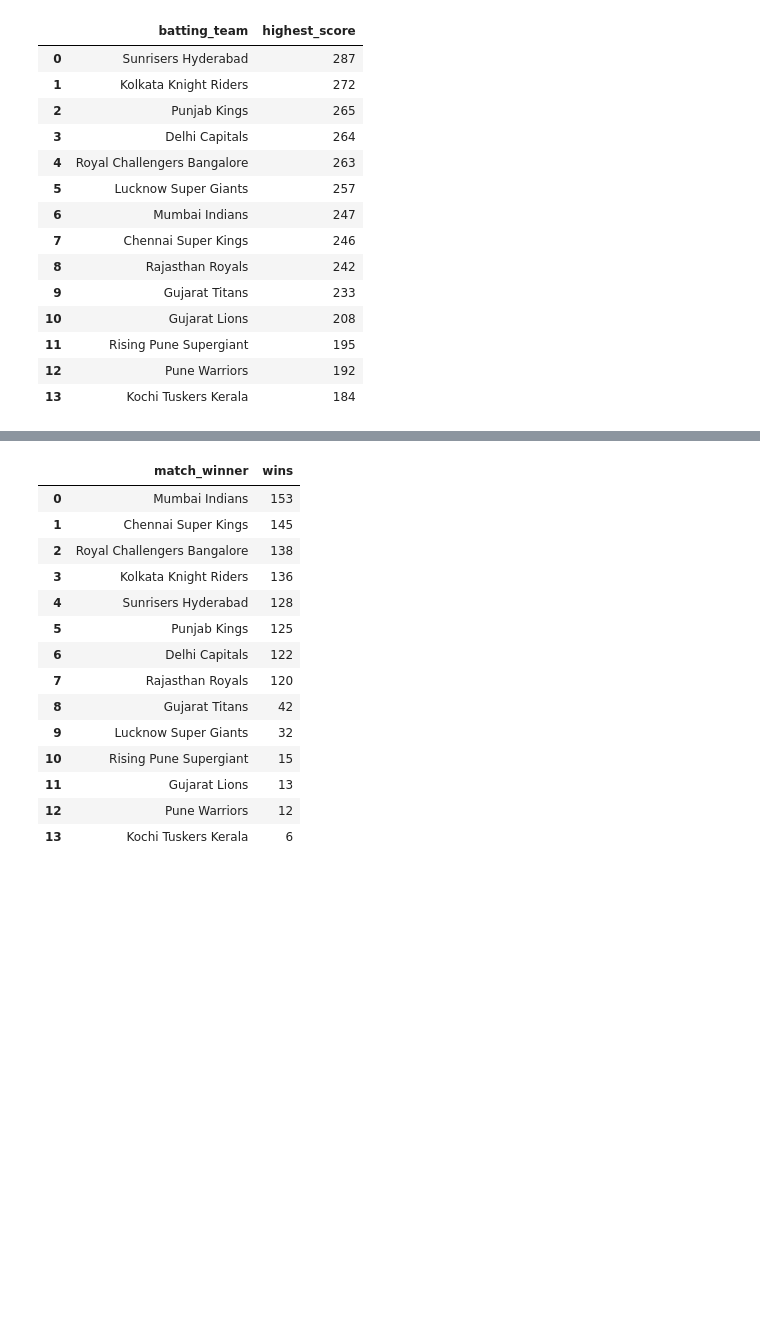
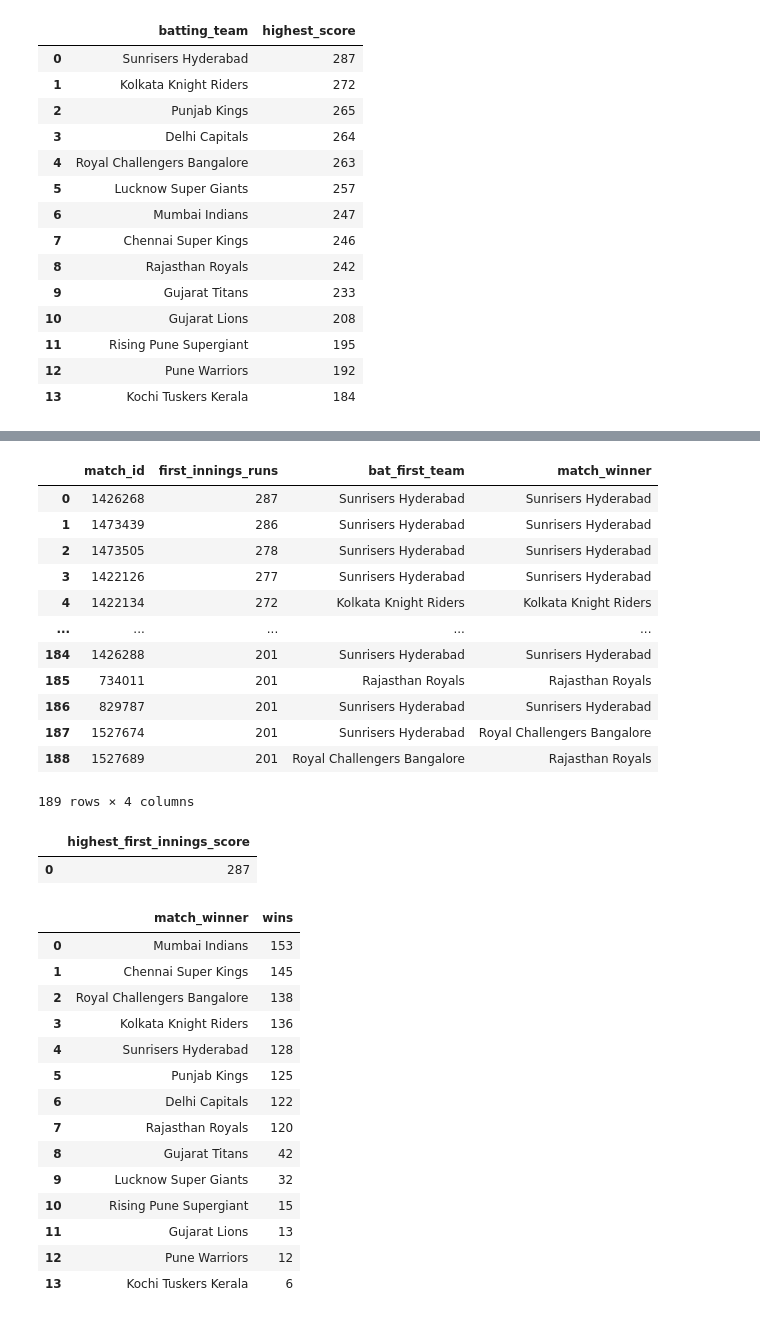
Before and after one commit to fayasnkbca25dbi-ai/ipl_cricket_analytics, a Jupyter notebook: notebooks/03_analysis.ipynb, the cells around one changed output, grey strips where cells are left out. Saved outputs shown, nothing was run; the diff lists cells and outputs as text; code cells hidden in the pictures; blank space fills up the shorter version.

```diff
--- a/notebooks/03_analysis.ipynb
+++ b/notebooks/03_analysis.ipynb
@@ -2,7 +2,7 @@
 import pandas as pd
 import sqlite3
 
-con = sqlite3.connect(r'C:\Users\fayas\ipl-cricket-analytics\data\raw\ipl.db')
+con = sqlite3.connect(r'C:\Users\shazi\ipl-cricket-analytics\data\raw\ipl.db')
 
 def q(sql):
     """Run a SELECT and show the result as a table."""
@@ -191,3 +234,41 @@ df
+# %%
+query = """
+SELECT match_id,
+       first_innings_runs,
+       bat_first_team,
+       match_winner
+FROM v_match_totals
+WHERE first_innings_runs > 200
+ORDER BY first_innings_runs DESC;
+"""
+
+df = pd.read_sql_query(query, con)
+df
+# %% [output]
+|  | match_id | first_innings_runs | bat_first_team | match_winner |
+| 0 | 1426268 | 287 | Sunrisers Hyderabad | Sunrisers Hyderabad |
+| 1 | 1473439 | 286 | Sunrisers Hyderabad | Sunrisers Hyderabad |
+| 2 | 1473505 | 278 | Sunrisers Hyderabad | Sunrisers Hyderabad |
+| 3 | 1422126 | 277 | Sunrisers Hyderabad | Sunrisers Hyderabad |
+| 4 | 1422134 | 272 | Kolkata Knight Riders | Kolkata Knight Riders |
+| ... | ... | ... | ... | ... |
+| 184 | 1426288 | 201 | Sunrisers Hyderabad | Sunrisers Hyderabad |
+| 185 | 734011 | 201 | Rajasthan Royals | Rajasthan Royals |
+| 186 | 829787 | 201 | Sunrisers Hyderabad | Sunrisers Hyderabad |
+| 187 | 1527674 | 201 | Sunrisers Hyderabad | Royal Challengers Bangalore |
+| 188 | 1527689 | 201 | Royal Challengers Bangalore | Rajasthan Royals |
+189 rows × 4 columns
+# %%
+query = """
+SELECT MAX(first_innings_runs) AS highest_first_innings_score
+FROM v_match_totals;
+"""
+
+df = pd.read_sql_query(query, con)
+df
+# %% [output]
+|  | highest_first_innings_score |
+| 0 | 287 |
 # %%
 query = """
 SELECT match_winner,
```
Also changed, not shown: parts of 84 cells of this notebook.
